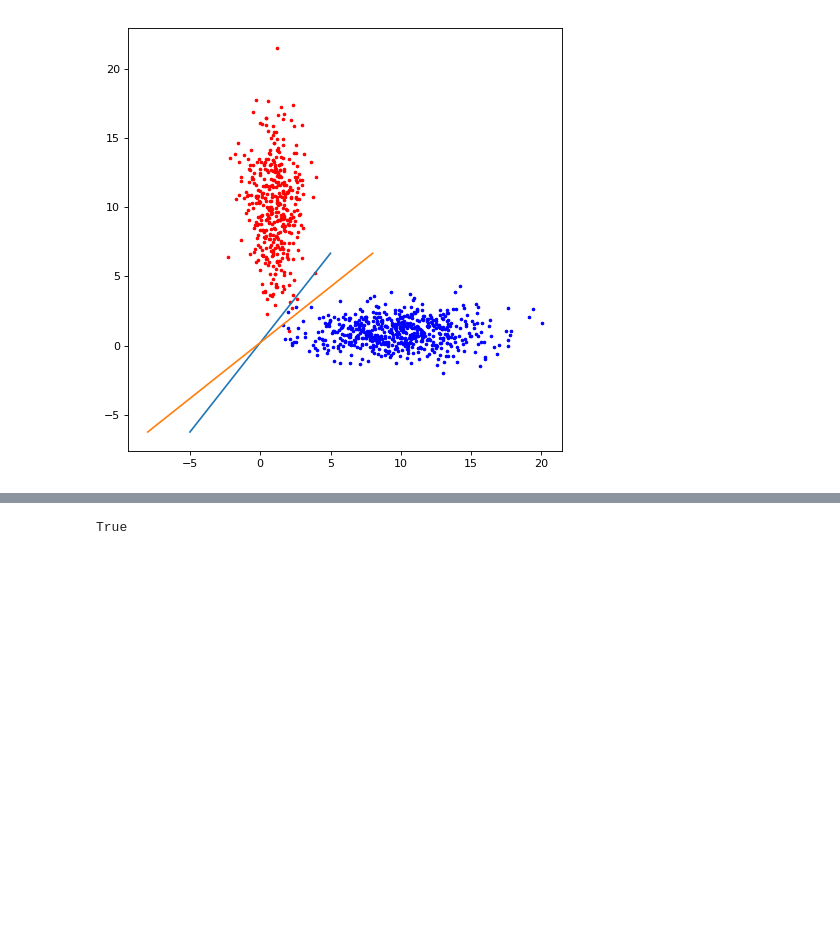
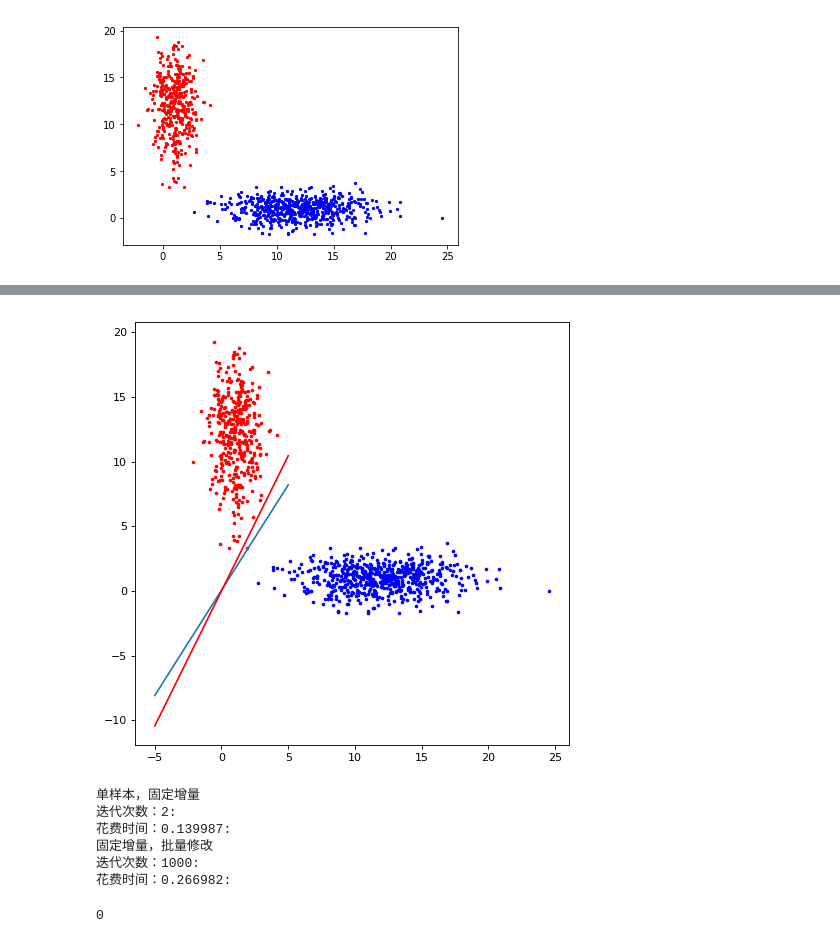
Before and after one commit to dengxiang7/machine_learning, a Jupyter notebook: Pattern_recognition/Linear_Model/perceptron.ipynb, the cells around one changed output, grey strips where cells are left out. Cells and saved outputs as stored; diff of their text form; code cells hidden in the pictures; blank space fills up the shorter version.

```diff
--- a/Pattern_recognition/Linear_Model/perceptron.ipynb
+++ b/Pattern_recognition/Linear_Model/perceptron.ipynb
@@ -12,7 +12,7 @@ from matplotlib import pyplot as plt
 #生成两类正态样本
 def genexam():
     z = [[[1.0, 0], [0, 10.0]],[[10.0, 0], [0, 1.0]]]
-    u=[[1.0, 10.0],[10.0, 1.0]]
+    u=[[1.0, 12],[12, 1.0]]
     a=[0.4,0.6]
     x1=[]
     x2=[]
@@ -30,43 +30,50 @@ def genexam():
 
     x1=np.row_stack((x1,np.ones((1,x1.shape[1]))))  #添加一行为1的数据
     x2=np.row_stack((x2,np.ones((1,x2.shape[1]))))
-    x3=np.hstack((x1,x2)).T
+    x3=np.hstack((x1,-x2)).T
     print(x3.shape)
     return x1,x2,x3
 
 
 #画图
+def draw1(xx1,xx2):
+    print(xx1)
+    plt.scatter(xx1[:, 0],xx1[:, 1], s=5, c='r')
+    plt.scatter(xx2[:, 0],xx2[:, 1], s=5, c='b')
+    plt.show()
+
 def draw2(xx1,xx2,w_T,b_T1):
+    w_T=np.array(w_T)
     fig = plt.figure(num=4, figsize=(7, 7),dpi=80)
     ax1 = fig.add_subplot(1,1, 1)
     ax1.scatter(xx1[:, 0],xx1[:, 1], s=5, c='r')
     ax1.scatter(xx2[:, 0],xx2[:, 1], s=5, c='b')
 
 
-    x = np.linspace(-5, 5)
-    y = (b_T1[0]*x+b_T1[2])/b_T1[1]
-    xx = np.linspace(-8, 8)
-    yy = (w_T[0]*x+w_T[2])/w_T[1]
+    x = np.linspace(-5, 5,11)
+    y = (-b_T1[0]*x-b_T1[2])/b_T1[1]
+    xx = np.linspace(-5, 5,11)
+    yy = (-w_T[0]*x-w_T[2])/w_T[1]
 
     ax1.plot(x, y)
-    ax1.plot(xx, yy)
+    ax1.plot(xx, yy, c='r')
 
     plt.show()
 
 
 
 
-
 #单样本更新W
-def updateW(w_1,y,flag):
+def updateW(w_1,y,flag,num1):
     a=w_1.reshape(1,3)
     b=y.reshape(3,1)
     c=np.dot(a[0],b)
     if c[0]<=0:
+        num1+=1
         flag=False  #有错继续循环 并更新w
         w_1=w_1.reshape(3,1)+y.reshape(3,1)
 
-    return w_1,flag
+    return w_1,flag,num1
 
 #批量样本更新W
 def batchupdateW(w_2,y):
@@ -76,7 +83,8 @@ def batchupdateW(w_2,y):
     num2=0
     #循环 直到 没有错误分类
     while flag:
-        num2+=1
+
+
         #判断样本是否分错，对错误的加入err
         for i in range(y.shape[1]):
             b=(y[:,i]).reshape(3,1)
@@ -87,13 +95,13 @@ def batchupdateW(w_2,y):
 
         #更新W
         for i in err:
+            num2+=1
             w_2=w_2.reshape(3,1)+i
         #所有样本都正确分类，跳出循环
-        if err is not None:
+        if len(err) == 0:
             flag=False
         else :
-            #err错误集付给y ,为之后循环更新样本集
-            y=((np.mat(err)).T)
+
             w_2=w_2.reshape(1,3)
             #err清空
             err=[]
@@ -101,7 +109,7 @@ def batchupdateW(w_2,y):
     return w_2.reshape(3,1),num2
 
 
-x=[[1,2,3,4],[4,3,2,1],[1,1,1,1]]
+x=[[1,2,-3,-4],[4,3,-2,-1],[1,1,-1,-1]]
 w=[[0],[0],[0]]
 w=np.array(w)
 x=np.array(x)
@@ -113,17 +121,29 @@ def singupdate(w,x):
     #对所有样本更新，直到所有样本正确分类
     num1=0
     while flage:
-        num1+=1
         for i in range(x.shape[1]):
-            w,flage=updateW(w,x[:,i],flage)
+            a=w.reshape(1,3)
+            b=(x[:,i]).reshape(3,1)
+            c=np.dot(a[0],b)
+            if c[0]<=0:
+                print('%d,%d,%d,%d,%d'%(i,i,i,i,i))
+                num1+=1
+                print(num1)
+                flag=False  #有错继续循环 并更新w
+                w=w.reshape(3,1)+(x[:,i]).reshape(3,1)
+        print('11111111111111')
         flage=bool(1-flage)   #都正确 flage 为false跳出循环， 还有没分对的则 flage 为true 继续循环
+        print(num1)
+
     return w,num1
 w1=singupdate(w,x)
 w=[[0],[0],[0]]
 w=np.array(w)
 w=batchupdateW(w,x)
+
 print(w1)
 print(w)
+
 
 w=[[0],[0],[0]]
 w=np.array(w)
@@ -131,6 +151,7 @@ w=np.array(w)
 #生成样本
 xx1,xx2,xx3=genexam()
 xx3=((np.mat(xx3)).T)
+draw1(xx1.T,xx2.T)
 print(xx3.shape)
 start1=time()
 w21,num1=singupdate(w,xx3)
@@ -143,13 +164,13 @@ end2=time()-start2
 print(w21)
 print(w22)
 
-draw2(xx1.T,xx2.T,w22,w22)
+draw2(xx1.T,xx2.T,w21,w22)
 
 
 print('单样本，固定增量')
-print('迭代次数：%f:'%(num1))
+print('迭代次数：%d:'%(num1))
 print('花费时间：%f:'%(end1))
 print('固定增量，批量修改')
-print('迭代次数：%f:'%(num2))
+print('迭代次数：%d:'%(num2))
 print('花费时间：%f:'%(end2))
 # %% [output]
@@ -170 +197 @@ print('花费时间：%f:'%(end2))
-[figure, old version]
+[figure, new version]
@@ -177,7 +211,14 @@ print('花费时间：%f:'%(end2))
+[figure, added]
+单样本，固定增量
+迭代次数：2:
+花费时间：0.139987:
+固定增量，批量修改
+迭代次数：1000:
+花费时间：0.266982:
 # %%
 a=[]
 a=np.array(a)
-print(a is not None)
+print(len(a))
 # %% [output]
-True
+0
 # %%
```
Also changed, not shown: parts of 2 cells of this notebook, 2 other files.
